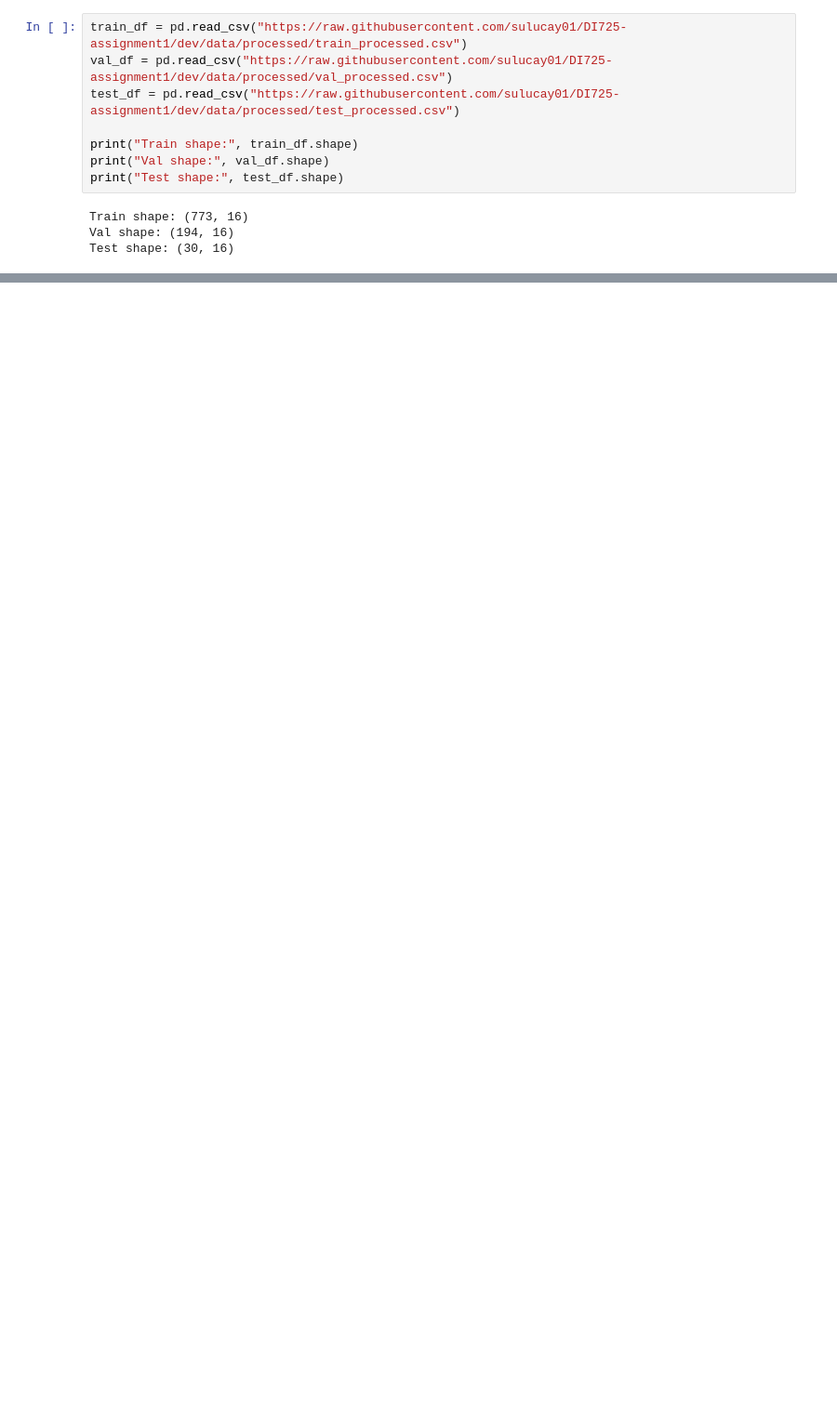
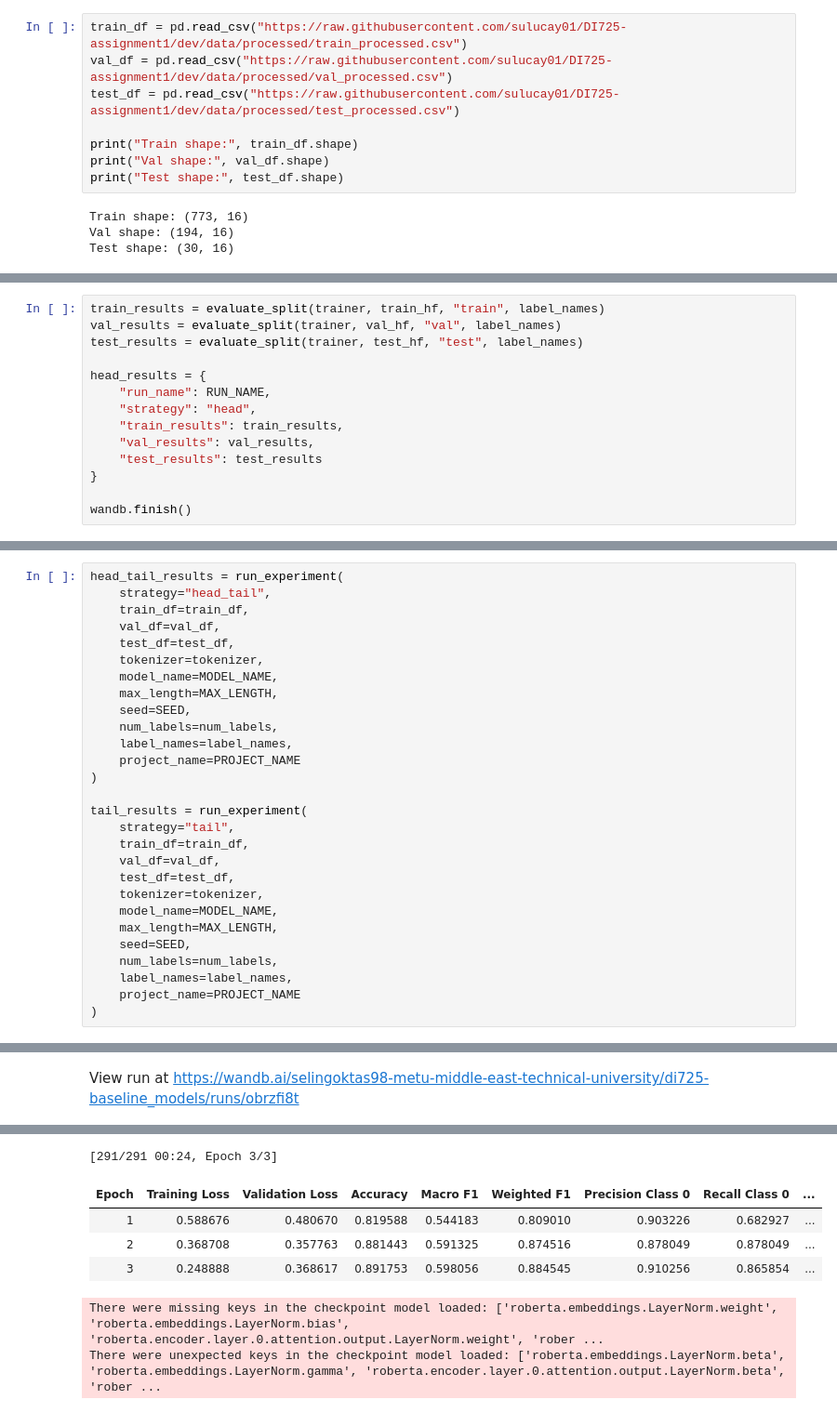
Before and after one commit to sulucay01/DI725-assignment1, a Jupyter notebook: notebooks/03_modeling_baseline.ipynb, the cells around one changed output, grey strips where cells are left out. Shown at 93% size. Saved outputs shown, nothing was run; the diff lists cells and outputs as text; blank space fills up the shorter version.

Commit message:
Evaluate models with macro F1 and per-class metrics

```diff
--- a/notebooks/03_modeling_baseline.ipynb
+++ b/notebooks/03_modeling_baseline.ipynb
@@ -2849,0 +799,14 @@ False
+# %%
+train_results = evaluate_split(trainer, train_hf, "train", label_names)
+val_results = evaluate_split(trainer, val_hf, "val", label_names)
+test_results = evaluate_split(trainer, test_hf, "test", label_names)
+
+head_results = {
+    "run_name": RUN_NAME,
+    "strategy": "head",
+    "train_results": train_results,
+    "val_results": val_results,
+    "test_results": test_results
+}
+
+wandb.finish()
@@ -2849,0 +1047,29 @@ False
+# %%
+head_tail_results = run_experiment(
+    strategy="head_tail",
+    train_df=train_df,
+    val_df=val_df,
+    test_df=test_df,
+    tokenizer=tokenizer,
+    model_name=MODEL_NAME,
+    max_length=MAX_LENGTH,
+    seed=SEED,
+    num_labels=num_labels,
+    label_names=label_names,
+    project_name=PROJECT_NAME
+)
+
+tail_results = run_experiment(
+    strategy="tail",
+    train_df=train_df,
+    val_df=val_df,
+    test_df=test_df,
+    tokenizer=tokenizer,
+    model_name=MODEL_NAME,
+    max_length=MAX_LENGTH,
+    seed=SEED,
+    num_labels=num_labels,
+    label_names=label_names,
+    project_name=PROJECT_NAME
+)
+# %% [output]
@@ -2849,0 +1085 @@ False
+View run at https://wandb.ai/selingoktas98-metu-middle-east-technical-university/di725-baseline_models/runs/obrzfi8t
@@ -2849,0 +1104,7 @@ False
+[291/291 00:24, Epoch 3/3]
+| Epoch | Training Loss | Validation Loss | Accuracy | Macro F1 | Weighted F1 | Precision Class 0 | Recall Class 0 | ... |
+| 1 | 0.588676 | 0.480670 | 0.819588 | 0.544183 | 0.809010 | 0.903226 | 0.682927 | ... |
+| 2 | 0.368708 | 0.357763 | 0.881443 | 0.591325 | 0.874516 | 0.878049 | 0.878049 | ... |
+| 3 | 0.248888 | 0.368617 | 0.891753 | 0.598056 | 0.884545 | 0.910256 | 0.865854 | ... |
+There were missing keys in the checkpoint model loaded: ['roberta.embeddings.LayerNorm.weight', 'roberta.embeddings.LayerNorm.bias', 'roberta.encoder.layer.0.attention.output.LayerNorm.weight', 'rober ...
+There were unexpected keys in the checkpoint model loaded: ['roberta.embeddings.LayerNorm.beta', 'roberta.embeddings.LayerNorm.gamma', 'roberta.encoder.layer.0.attention.output.LayerNorm.beta', 'rober ...
```
Also changed, not shown: parts of 93 cells of this notebook.
